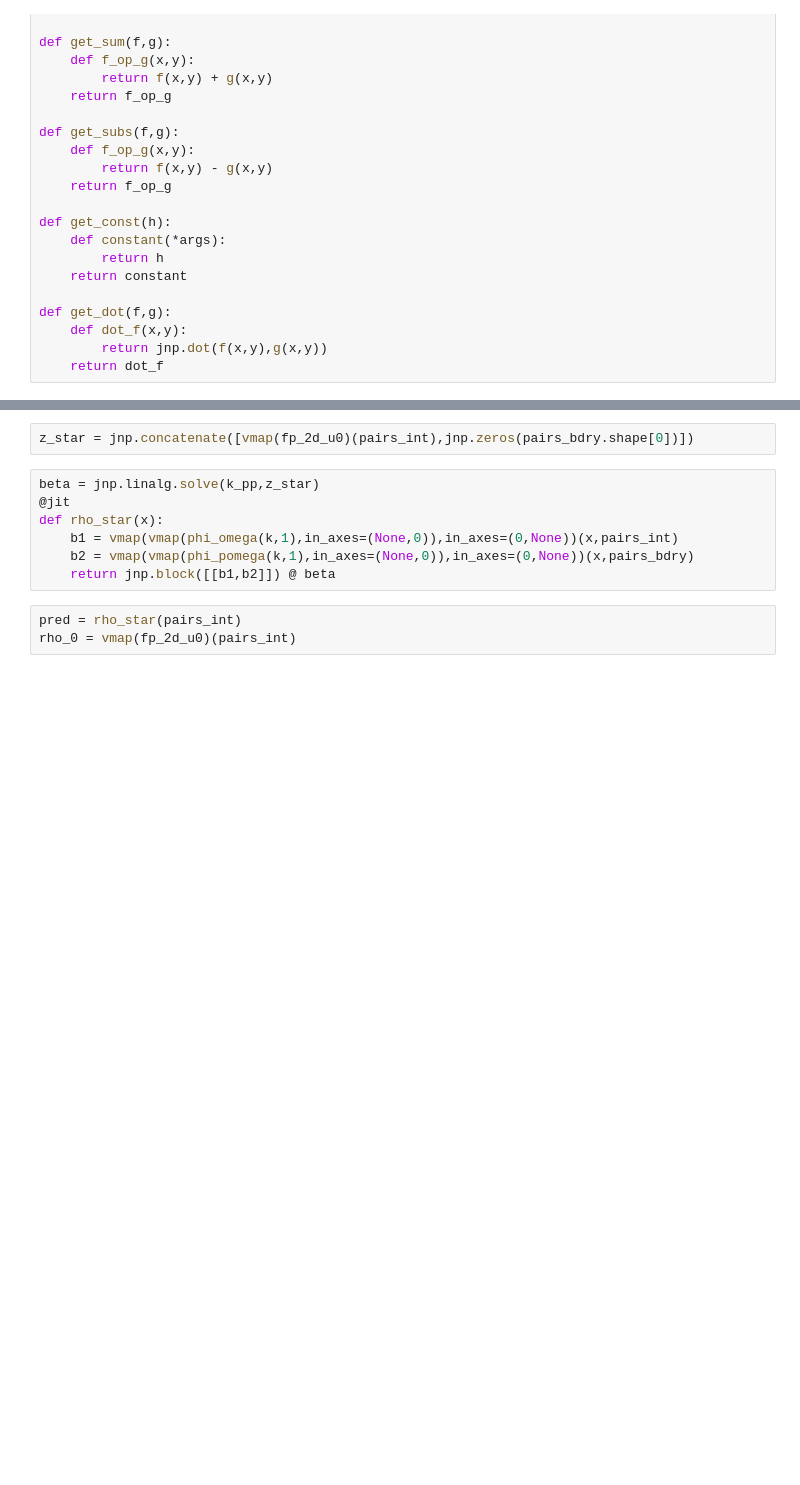
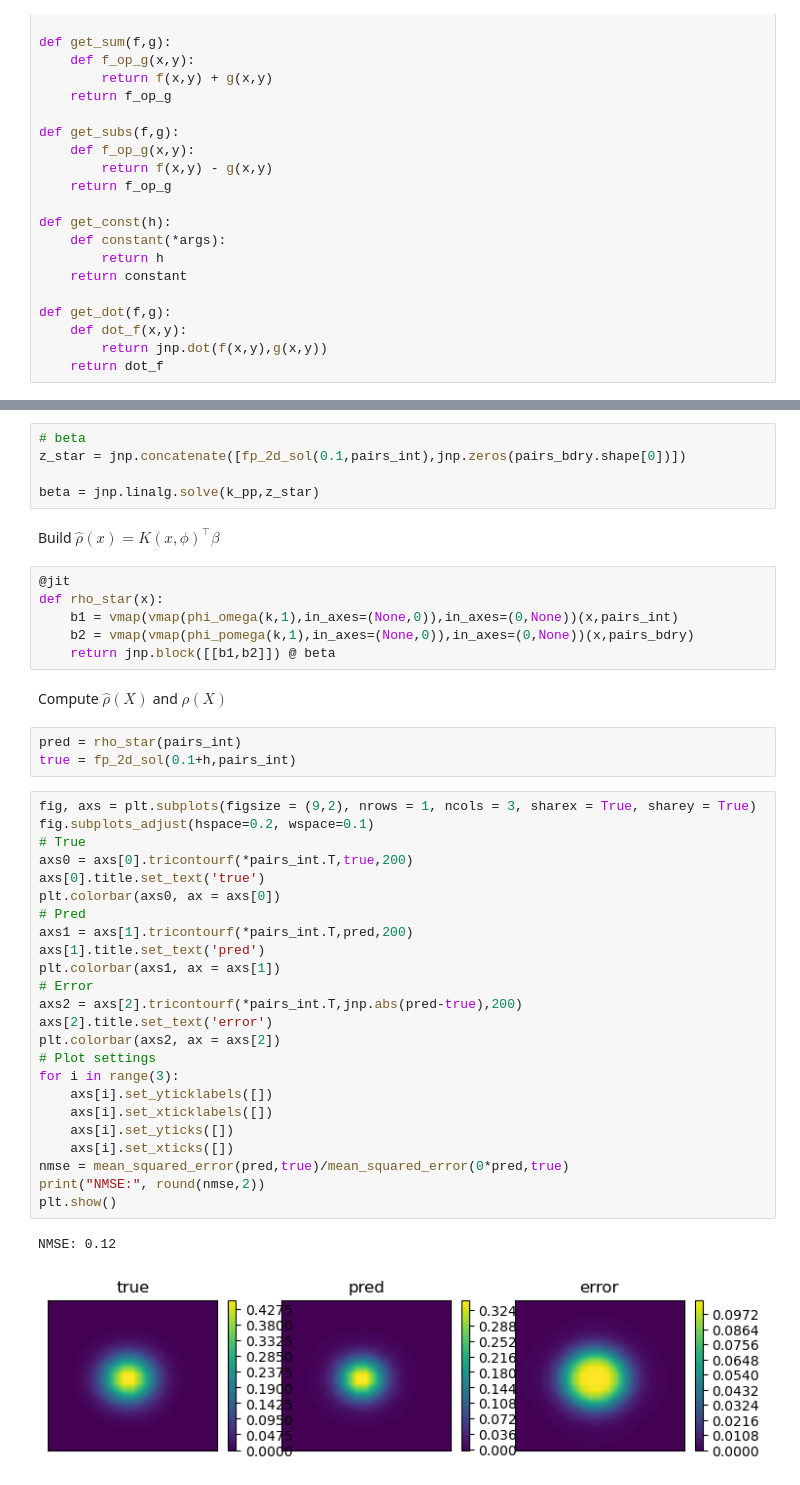
Before and after one commit to jfelipeosorio/kinetick, a Jupyter notebook: pdes/fokkerplanck_2d.ipynb, the cells around one changed output, grey strips where cells are left out. Drawn from its saved outputs; the diff is of its cells as text; blank space fills up the shorter version.

```diff
--- a/pdes/fokkerplanck_2d.ipynb
+++ b/pdes/fokkerplanck_2d.ipynb
@@ -197,14 +202,47 @@ k_pp = k_pp + 1e-8*jnp.diag(jnp.diag(k_pp))
 # %%
-z_star = jnp.concatenate([vmap(fp_2d_u0)(pairs_int),jnp.zeros(pairs_bdry.shape[0])])
+# beta
+z_star = jnp.concatenate([fp_2d_sol(0.1,pairs_int),jnp.zeros(pairs_bdry.shape[0])])
+
+beta = jnp.linalg.solve(k_pp,z_star)
+# %% [markdown]
+Build $\hat \rho(x) = K(x,\phi)^\top\beta$
 # %%
-beta = jnp.linalg.solve(k_pp,z_star)
 @jit
 def rho_star(x):
     b1 = vmap(vmap(phi_omega(k,1),in_axes=(None,0)),in_axes=(0,None))(x,pairs_int)
     b2 = vmap(vmap(phi_pomega(k,1),in_axes=(None,0)),in_axes=(0,None))(x,pairs_bdry)
     return jnp.block([[b1,b2]]) @ beta
+# %% [markdown]
+Compute $\hat \rho (X)$ and $\rho (X)$
 # %%
 pred = rho_star(pairs_int)
-rho_0 = vmap(fp_2d_u0)(pairs_int)
+true = fp_2d_sol(0.1+h,pairs_int)
+# %%
+fig, axs = plt.subplots(figsize = (9,2), nrows = 1, ncols = 3, sharex = True, sharey = True)
+fig.subplots_adjust(hspace=0.2, wspace=0.1)
+# True
+axs0 = axs[0].tricontourf(*pairs_int.T,true,200)
+axs[0].title.set_text('true')
+plt.colorbar(axs0, ax = axs[0])
+# Pred
+axs1 = axs[1].tricontourf(*pairs_int.T,pred,200)
+axs[1].title.set_text('pred')
+plt.colorbar(axs1, ax = axs[1])
+# Error
+axs2 = axs[2].tricontourf(*pairs_int.T,jnp.abs(pred-true),200)
+axs[2].title.set_text('error')
+plt.colorbar(axs2, ax = axs[2])
+# Plot settings
+for i in range(3):
+    axs[i].set_yticklabels([])
+    axs[i].set_xticklabels([])
+    axs[i].set_yticks([])
+    axs[i].set_xticks([])
+nmse = mean_squared_error(pred,true)/mean_squared_error(0*pred,true)
+print("NMSE:", round(nmse,2))
+plt.show()
+# %% [output]
+NMSE: 0.12
+[figure, added]
 # %%
 plt.tricontourf(*pairs_int.T,pred,200)
```
Also changed, not shown: parts of 17 cells of this notebook.
